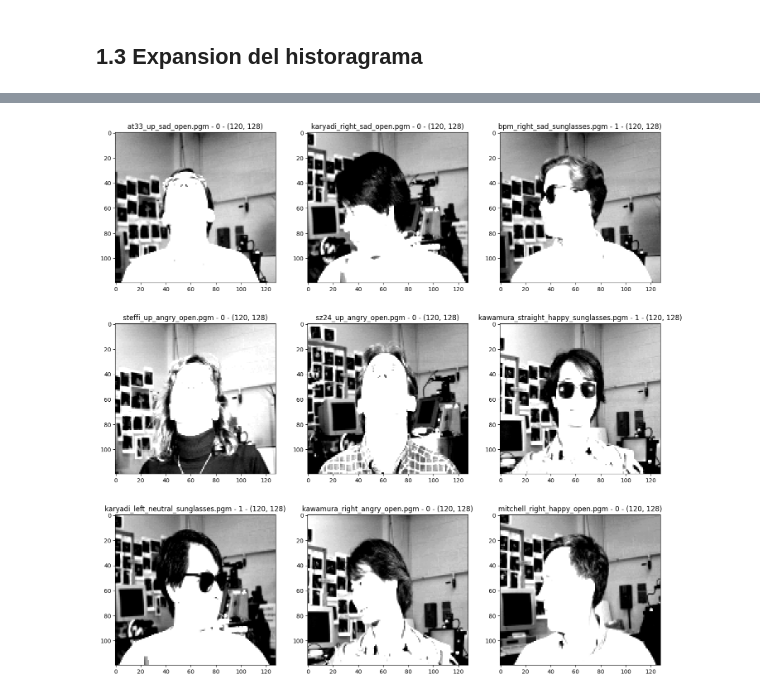
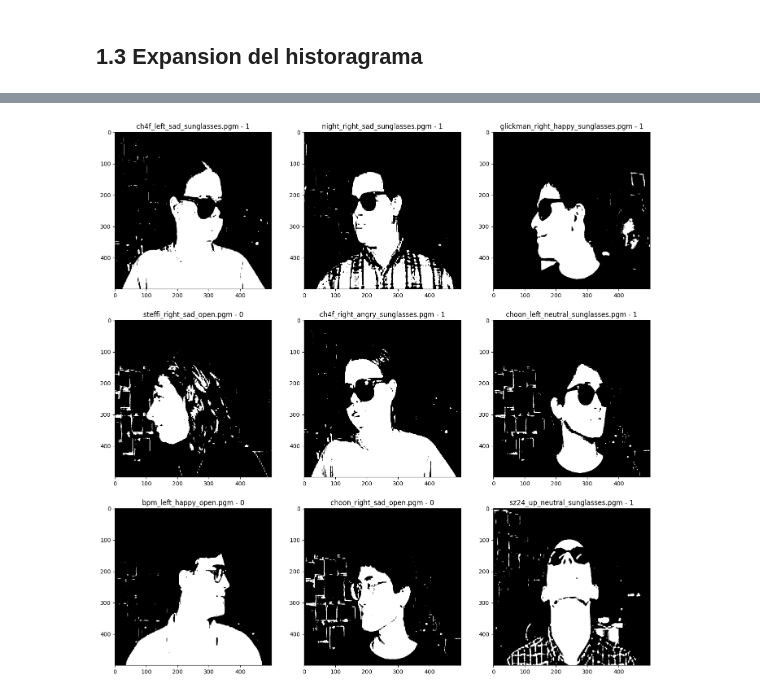
Before and after one commit to dgilrua/proyecto3-analitica, a Jupyter notebook: main.ipynb, the cells around one changed output, grey strips where cells are left out. Cells and saved outputs as stored; diff of their text form; code cells hidden in the pictures.

```diff
--- a/main.ipynb
+++ b/main.ipynb
@@ -65,3 +65,10 @@ plt.show()
 [figure]
 # %% [markdown]
 ### Elegimos la interpolazion cubica sobre las demas debido a su buen desempeño y bajo coste computacional
+# %%
+matriz = np.ones(sharpened_img_cubic.shape, dtype=np.uint8)*1
+img_brillante = cv2.add(sharpened_img_cubic, matriz)
+img_oscura = cv2.subtract(sharpened_img_cubic, matriz)
+# %%
+img_brillante_treshold = cv2.threshold(img_brillante, 30, 255, cv2.THRESH_BINARY)[1]
+img_oscura_treshold = cv2.threshold(img_oscura, 10, 255, cv2.THRESH_BINARY)[1]
@@ -68,4 +83,2 @@ plt.show()
 # %% [markdown]
 ## 1.3 Expansion del historagrama
-# %%
-matriz = np.ones((720,720), dtype=np.uint8)*180
@@ -84,11 +85,19 @@ plt.imshow(imagen_modificada, cmap='gray')
+# %%
+def procesar_imagen(ruta):
+  img = cv2.imread(ruta, cv2.IMREAD_GRAYSCALE)
+  high_res_img_cubic = cv2.resize(img, (500, 500), interpolation=cv2.INTER_CUBIC)
+  kernel = np.array([[-1, -1, -1], [-1, 9, -1], [-1, -1, -1]])
+  sharpened_img_cubic = cv2.filter2D(high_res_img_cubic, -1, kernel)
+  matriz = np.ones(sharpened_img_cubic.shape, dtype=np.uint8)*50
+  img_brillante = cv2.add(sharpened_img_cubic, matriz)
+  img_brillante_treshold = cv2.threshold(img_brillante, 160, 255, cv2.THRESH_BINARY)[1]
+  return img_brillante_treshold
 # %%
 fig, ax = plt.subplots(3,3 ,figsize=(17,17))
-matriz = np.ones(img.shape, dtype=np.uint8)*180
 for i in ax.flatten():
   nombre, etiqueta = df.sample().values[0]
-  img = cv2.imread(f'imagenes/{nombre}', cv2.IMREAD_GRAYSCALE)
-  imagen_modificada = cv2.add(img, matriz)
-  i.imshow(imagen_modificada, cmap='gray')
-  i.title.set_text(f'{nombre} - {etiqueta} - {img.shape}')
+  img = procesar_imagen(f'imagenes/{nombre}')
+  i.imshow(img, cmap='gray')
+  i.title.set_text(f'{nombre} - {etiqueta}')
 # %% [output]
-[figure, old version]
+[figure, new version]
```
Also changed, not shown: parts of 5 cells of this notebook.
